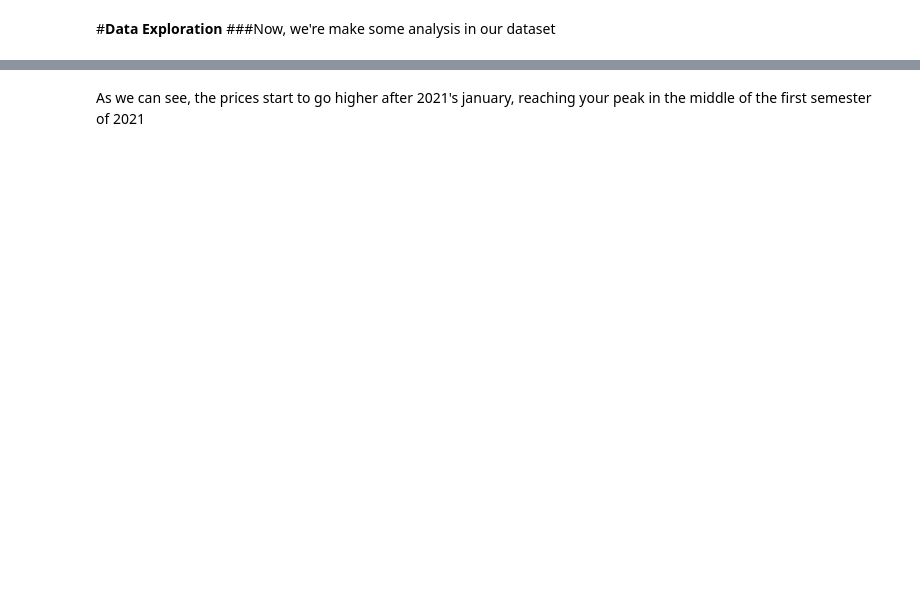
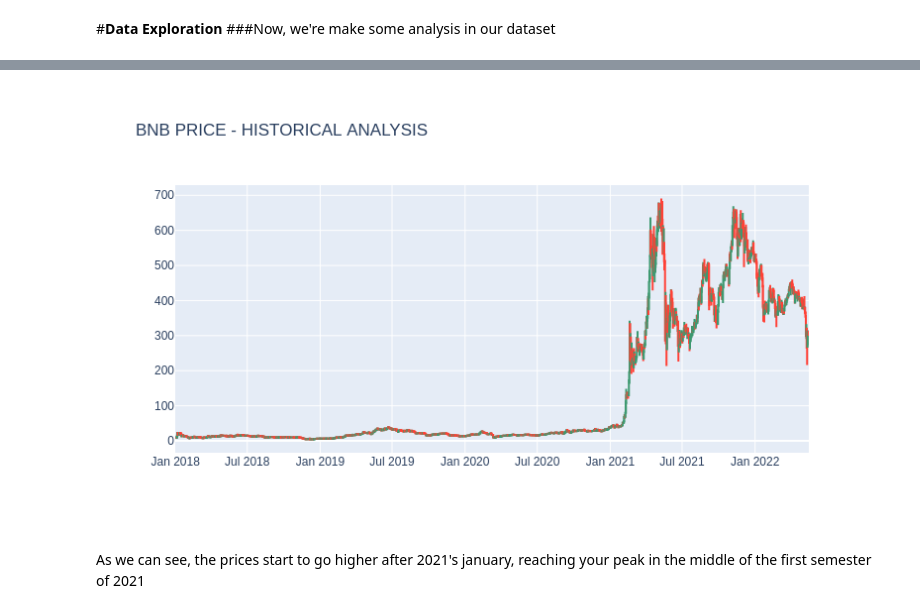
Before and after one commit to brunoclvrt/Case-2---BNB-price-prediction, a Jupyter notebook: BNB_Prediction.ipynb, the cells around one changed output, grey strips where cells are left out. Drawn from its saved outputs; the diff is of its cells as text; code cells hidden in the pictures; blank space fills up the shorter version.

```diff
--- a/BNB_Prediction.ipynb
+++ b/BNB_Prediction.ipynb
@@ -115,6 +89,6 @@ df.describe()
 # %%
 gitly = GitlyPlotter('github')
-gitly.config_render('colab')
+gitly.config_render('github')
 
 data = go.Candlestick(x = df["Date"], open = df["Open"],high = df["High"], low = df["Low"], close = df["Close"])
 figure = go.Figure(data=data)
@@ -128,3 +100,4 @@ gitly.show(figure)
+[figure, added]
 # %% [markdown]
 As we can see, the prices start to go higher after 2021's january, reaching your peak in the middle of the first semester of 2021
 # %%
```
Also changed, not shown: parts of 12 cells of this notebook.
